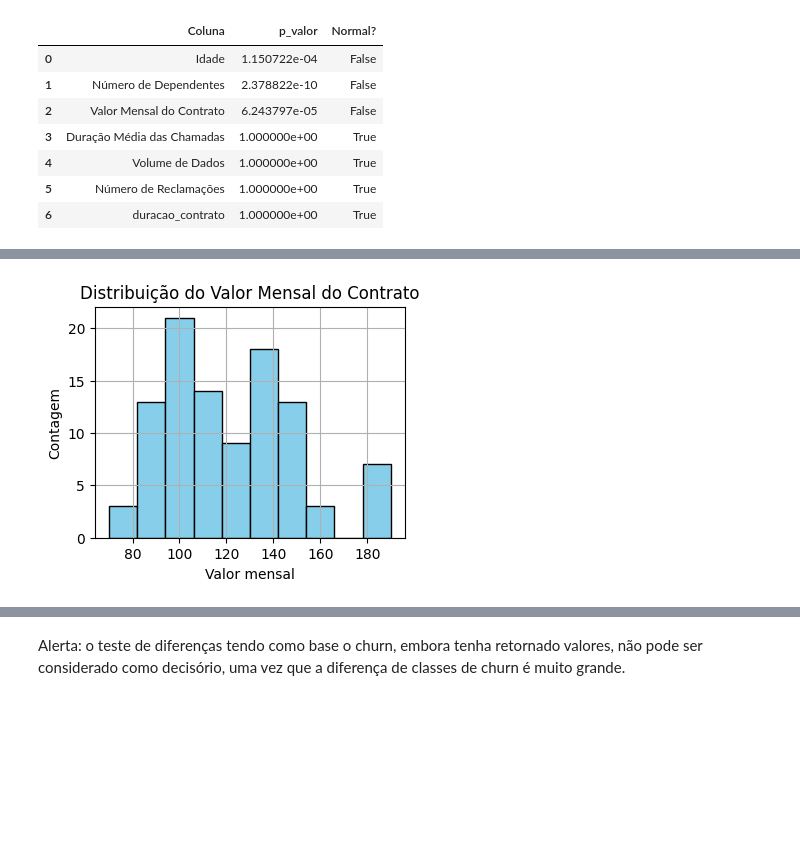
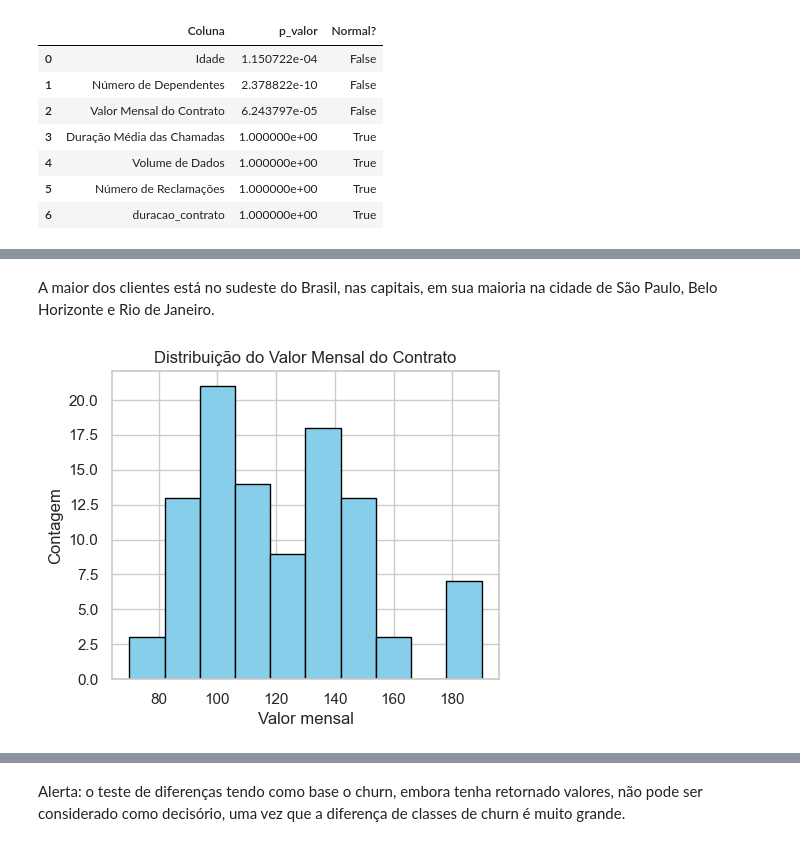
Before and after one commit to pedrocnf/ds-churn-challenge-nlp-llm, a Jupyter notebook: 2. EDA and Natural Language Analysis.ipynb, the cells around one changed output, grey strips where cells are left out. Cells and saved outputs as stored; diff of their text form; code cells hidden in the pictures; blank space fills up the shorter version.

```diff
--- a/2. EDA and Natural Language Analysis.ipynb
+++ b/2. EDA and Natural Language Analysis.ipynb
@@ -558,14 +599,16 @@ simple_bar_plot(df, 'cidade')
+# %% [markdown]
+A maior dos clientes está no sudeste do Brasil, nas capitais, em sua maioria na cidade de São Paulo, Belo Horizonte e Rio de Janeiro.
 # %%
-# Gráfico da distribuição dos scores de seguranca do Flair
+# Gráfico da distribuição do valor do contrato
 
-plt.figure(figsize=(4, 3))
+plt.figure(figsize=(5, 4))
 
 df['Valor Mensal do Contrato'].hist(bins=10, color='skyblue', edgecolor='black')
 
 plt.title('Distribuição do Valor Mensal do Contrato')
 plt.xlabel('Valor mensal')
 plt.ylabel('Contagem')
 
 plt.show()
 # %% [output]
-[figure, old version]
+[figure, new version]
```
Also changed, not shown: parts of 57 cells of this notebook, 2 other files.
